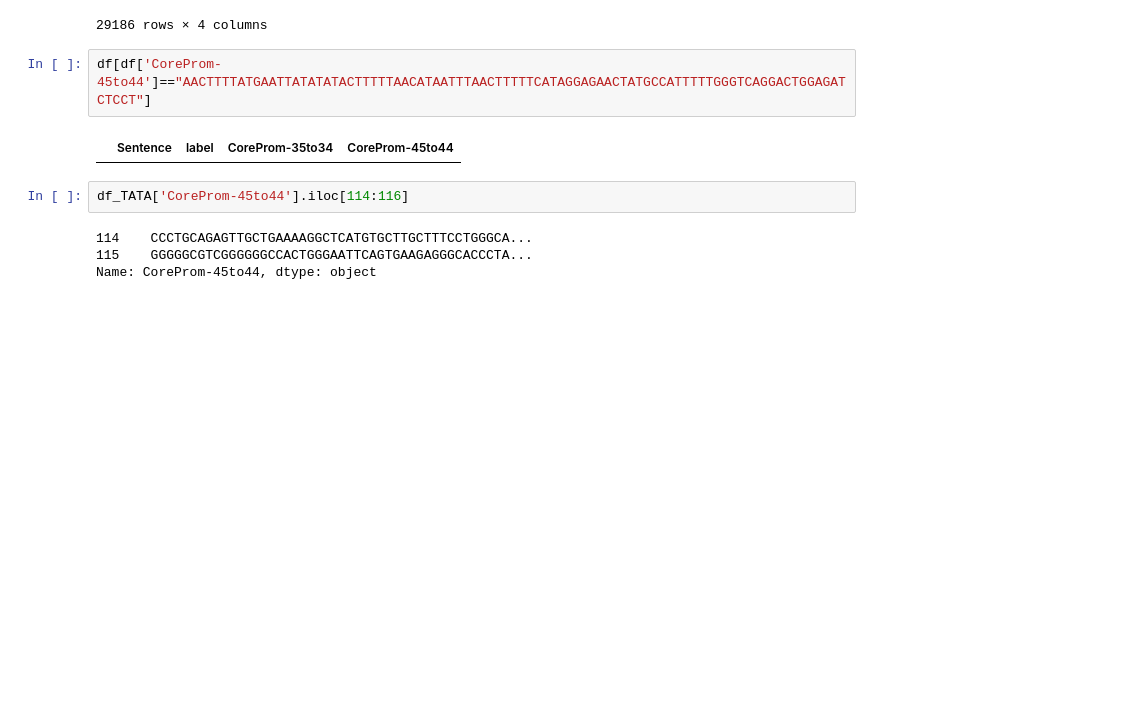
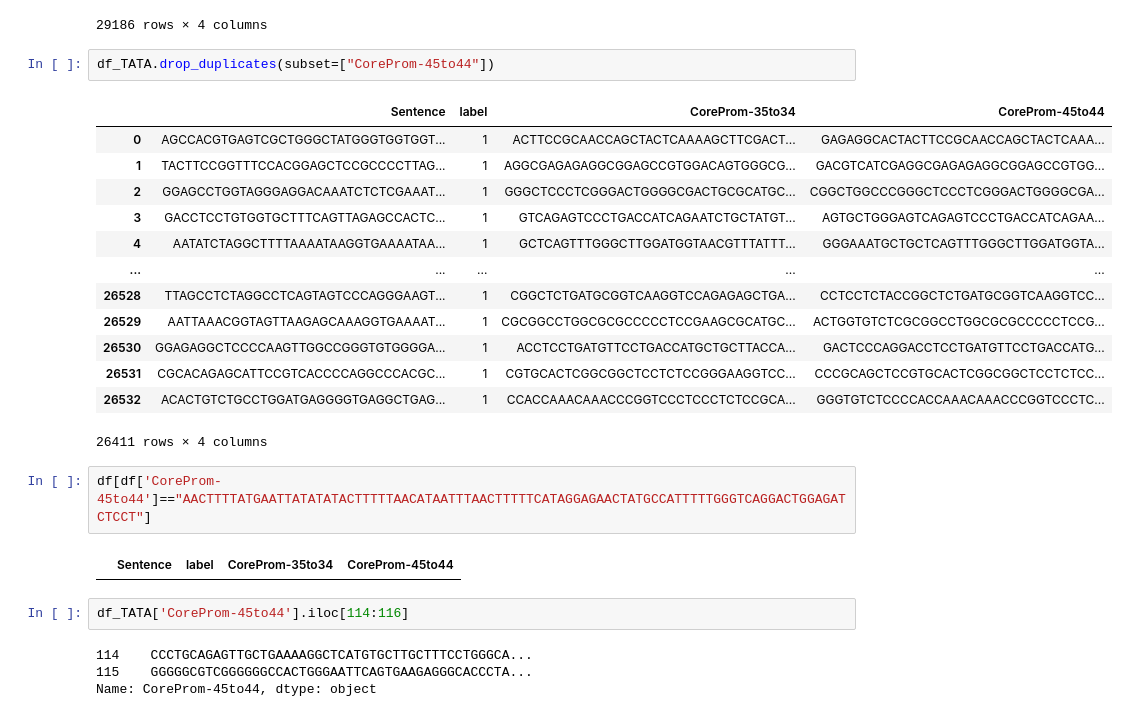
Before and after one commit to duttaprat/Postdoc, a Jupyter notebook: data_creation/calling_blat-Copy1.ipynb, the cells around one changed output. Saved outputs shown, nothing was run; the diff lists cells and outputs as text; blank space fills up the shorter version.

```diff
--- a/data_creation/calling_blat-Copy1.ipynb
+++ b/data_creation/calling_blat-Copy1.ipynb
@@ -42,6 +42,22 @@ df_TATA
 | 58365 | GGCCGAGCGCCAACGCGCCCTCCCCTCCCCGCC... | 1 | GAGGTCTCATCCCCCGCATCCTCCCCCCACTGC... | ACGCGGTCCCGAGGTCTCATCCCCCGCATCCTC... |
 | 58369 | CGTTCACCAGAAATACAGATATGGCTCCTTCAA... | 1 | TAGGCGTTTCCGTTGGTCCTCACCAACGTCAGG... | ACCCAGGAAATAGGCGTTTCCGTTGGTCCTCAC... |
 29186 rows × 4 columns
+# %%
+df_TATA.drop_duplicates(subset=["CoreProm-45to44"])
+# %% [output]
+|  | Sentence | label | CoreProm-35to34 | CoreProm-45to44 |
+| 0 | AGCCACGTGAGTCGCTGGGCTATGGGTGGTGGT... | 1 | ACTTCCGCAACCAGCTACTCAAAAGCTTCGACT... | GAGAGGCACTACTTCCGCAACCAGCTACTCAAA... |
+| 1 | TACTTCCGGTTTCCACGGAGCTCCGCCCCTTAG... | 1 | AGGCGAGAGAGGCGGAGCCGTGGACAGTGGGCG... | GACGTCATCGAGGCGAGAGAGGCGGAGCCGTGG... |
+| 2 | GGAGCCTGGTAGGGAGGACAAATCTCTCGAAAT... | 1 | GGGCTCCCTCGGGACTGGGGCGACTGCGCATGC... | CGGCTGGCCCGGGCTCCCTCGGGACTGGGGCGA... |
+| 3 | GACCTCCTGTGGTGCTTTCAGTTAGAGCCACTC... | 1 | GTCAGAGTCCCTGACCATCAGAATCTGCTATGT... | AGTGCTGGGAGTCAGAGTCCCTGACCATCAGAA... |
+| 4 | AATATCTAGGCTTTTAAAATAAGGTGAAAATAA... | 1 | GCTCAGTTTGGGCTTGGATGGTAACGTTTATTT... | GGGAAATGCTGCTCAGTTTGGGCTTGGATGGTA... |
+| ... | ... | ... | ... | ... |
+| 26528 | TTAGCCTCTAGGCCTCAGTAGTCCCAGGGAAGT... | 1 | CGGCTCTGATGCGGTCAAGGTCCAGAGAGCTGA... | CCTCCTCTACCGGCTCTGATGCGGTCAAGGTCC... |
+| 26529 | AATTAAACGGTAGTTAAGAGCAAAGGTGAAAAT... | 1 | CGCGGCCTGGCGCGCCCCCTCCGAAGCGCATGC... | ACTGGTGTCTCGCGGCCTGGCGCGCCCCCTCCG... |
+| 26530 | GGAGAGGCTCCCCAAGTTGGCCGGGTGTGGGGA... | 1 | ACCTCCTGATGTTCCTGACCATGCTGCTTACCA... | GACTCCCAGGACCTCCTGATGTTCCTGACCATG... |
+| 26531 | CGCACAGAGCATTCCGTCACCCCAGGCCCACGC... | 1 | CGTGCACTCGGCGGCTCCTCTCCGGGAAGGTCC... | CCCGCAGCTCCGTGCACTCGGCGGCTCCTCTCC... |
+| 26532 | ACACTGTCTGCCTGGATGAGGGGTGAGGCTGAG... | 1 | CCACCAAACAAACCCGGTCCCTCCCTCTCCGCA... | GGGTGTCTCCCCACCAAACAAACCCGGTCCCTC... |
+26411 rows × 4 columns
 # %%
 df[df['CoreProm-45to44']=="AACTTTTATGAATTATATATACTTTTTAACATAATTTAACTTTTTCATAGGAGAACTATGCCATTTTTGGGTCAGGACTGGAGATCTCCT"]
 # %% [output]
```
Also changed, not shown: parts of 11 cells of this notebook, 2 other files.
